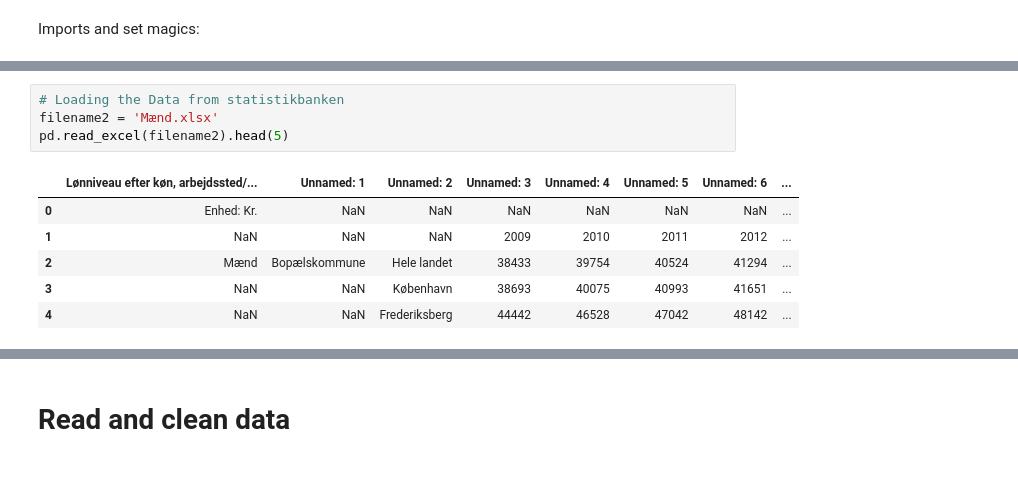
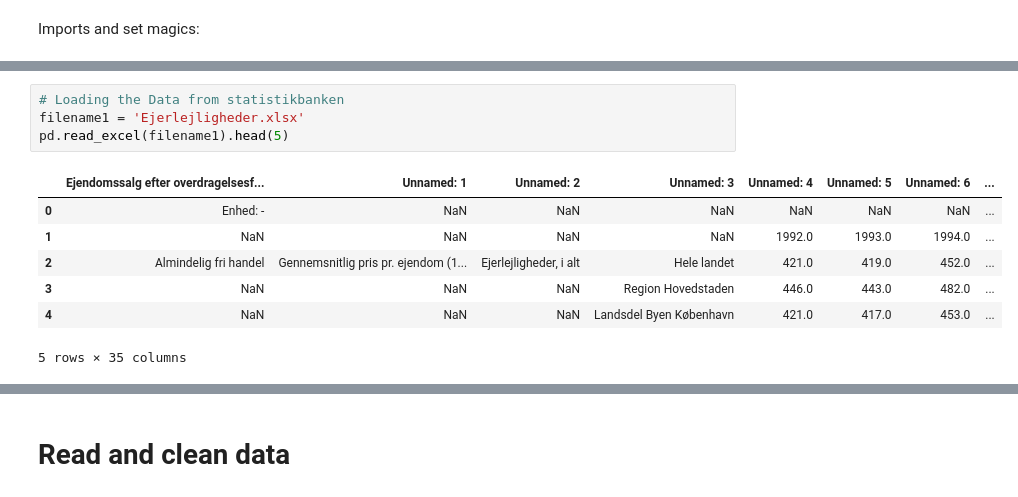
Before and after one commit to julieroddik/projects-2023-mej, a Jupyter notebook: dataproject/dataproject.ipynb, the cells around one changed output, grey strips where cells are left out. Drawn from its saved outputs; the diff is of its cells as text.

```diff
--- a/dataproject/dataproject.ipynb
+++ b/dataproject/dataproject.ipynb
@@ -86,11 +106,12 @@ ap_long.head(11)
 # %%
 # Loading the Data from statistikbanken
-filename2 = 'Mænd.xlsx'
-pd.read_excel(filename2).head(5)
+filename1 = 'Ejerlejligheder.xlsx'
+pd.read_excel(filename1).head(5)
 # %% [output]
-|  | Lønniveau efter køn, arbejdssted/... | Unnamed: 1 | Unnamed: 2 | Unnamed: 3 | Unnamed: 4 | Unnamed: 5 | Unnamed: 6 | ... |
-| 0 | Enhed: Kr. | NaN | NaN | NaN | NaN | NaN | NaN | ... |
-| 1 | NaN | NaN | NaN | 2009 | 2010 | 2011 | 2012 | ... |
-| 2 | Mænd | Bopælskommune | Hele landet | 38433 | 39754 | 40524 | 41294 | ... |
-| 3 | NaN | NaN | København | 38693 | 40075 | 40993 | 41651 | ... |
-| 4 | NaN | NaN | Frederiksberg | 44442 | 46528 | 47042 | 48142 | ... |
+|  | Ejendomssalg efter overdragelsesf... | Unnamed: 1 | Unnamed: 2 | Unnamed: 3 | Unnamed: 4 | Unnamed: 5 | Unnamed: 6 | ... |
+| 0 | Enhed: - | NaN | NaN | NaN | NaN | NaN | NaN | ... |
+| 1 | NaN | NaN | NaN | NaN | 1992.0 | 1993.0 | 1994.0 | ... |
+| 2 | Almindelig fri handel | Gennemsnitlig pris pr. ejendom (1... | Ejerlejligheder, i alt | Hele landet | 421.0 | 419.0 | 452.0 | ... |
+| 3 | NaN | NaN | NaN | Region Hovedstaden | 446.0 | 443.0 | 482.0 | ... |
+| 4 | NaN | NaN | NaN | Landsdel Byen København | 421.0 | 417.0 | 453.0 | ... |
+5 rows × 35 columns
```
Also changed, not shown: parts of 4 cells of this notebook, 2 other files.
